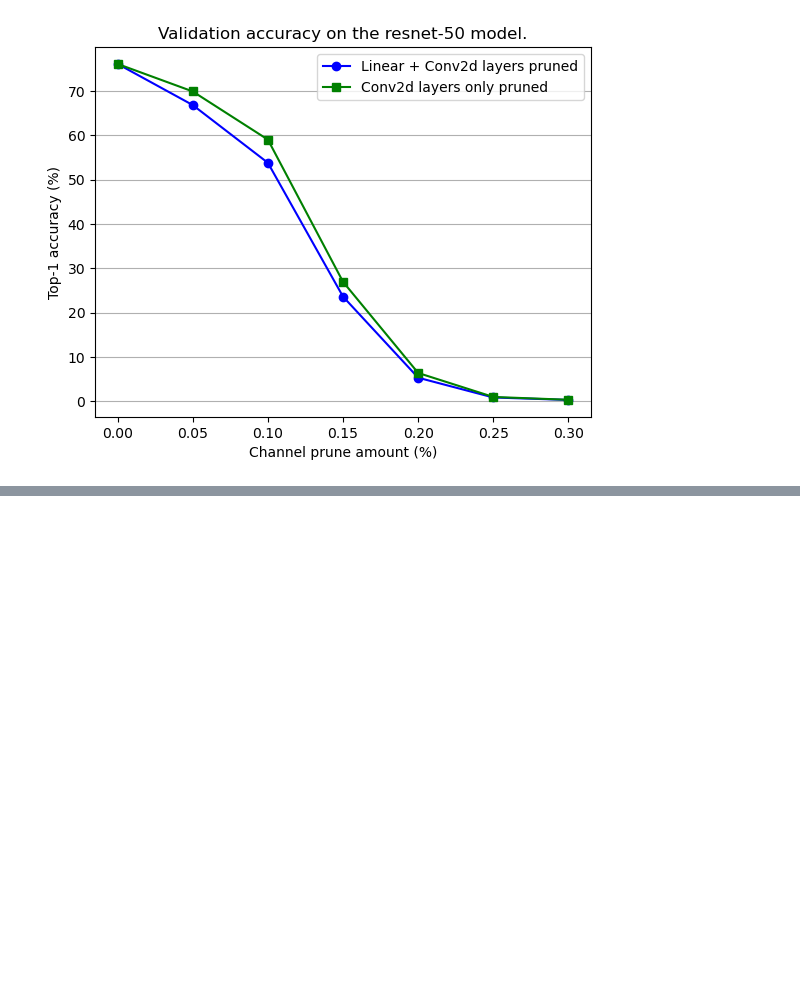
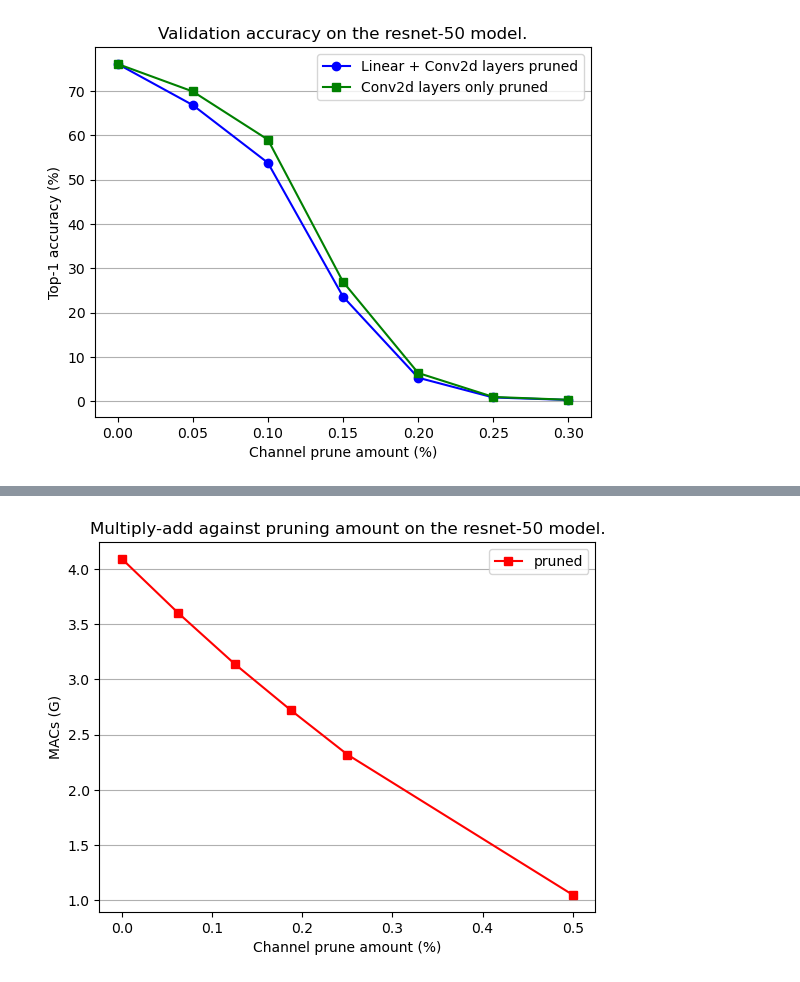
Before and after one commit to matteorapa/self-adaptive-neural-networks, a Jupyter notebook: notebooks/results.ipynb, the cells around one changed output, grey strips where cells are left out. Cells and saved outputs as stored; diff of their text form; code cells hidden in the pictures; blank space fills up the shorter version.

```diff
--- a/notebooks/results.ipynb
+++ b/notebooks/results.ipynb
@@ -54,0 +96,18 @@ plt.show()
+# %%
+
+import matplotlib.pyplot as plt
+import numpy as np
+
+xpruned = np.array([0, 0.0625, 0.125, 0.1875, 0.25, 0.50 ])
+ypruned = np.array([4.09, 3.60, 3.14, 2.72, 2.32, 1.05])
+
+
+plt.xlabel("Channel prune amount (%)")
+plt.ylabel("MACs (G)")
+plt.title("Multiply-adds count against pruning amount on the resnet-50 model.")
+plt.grid(axis = 'y')
+plt.plot(xpruned, ypruned, marker = 's', label='pruned', color='red')
+plt.legend()
+plt.show()
+# %% [output]
+[figure, added]
```
Also changed, not shown: parts of 3 cells of this notebook, 35 other files.
